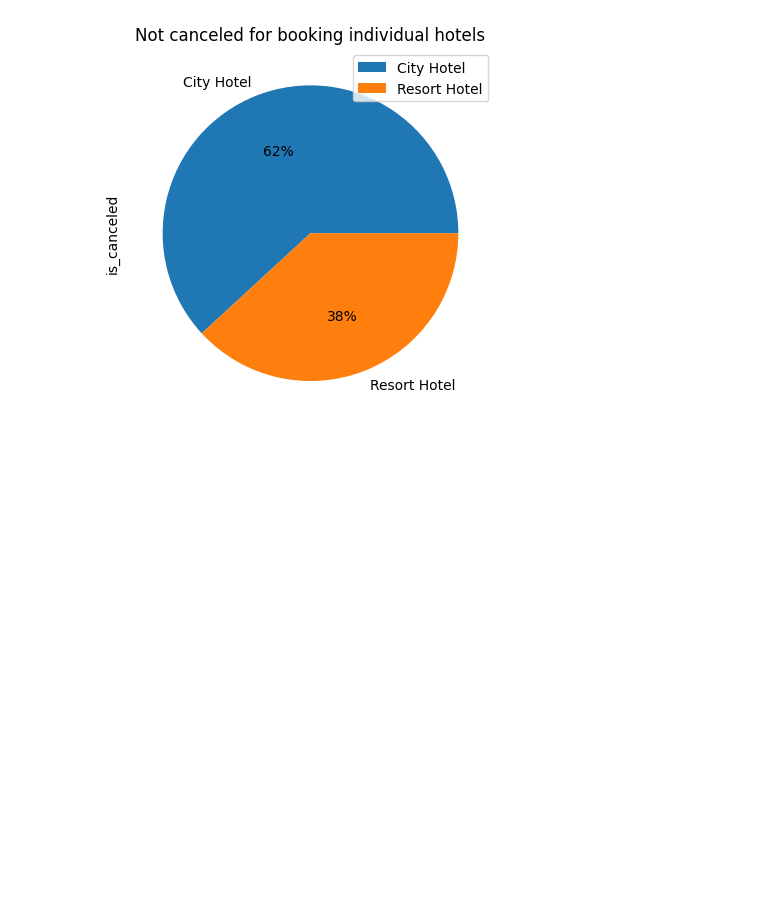
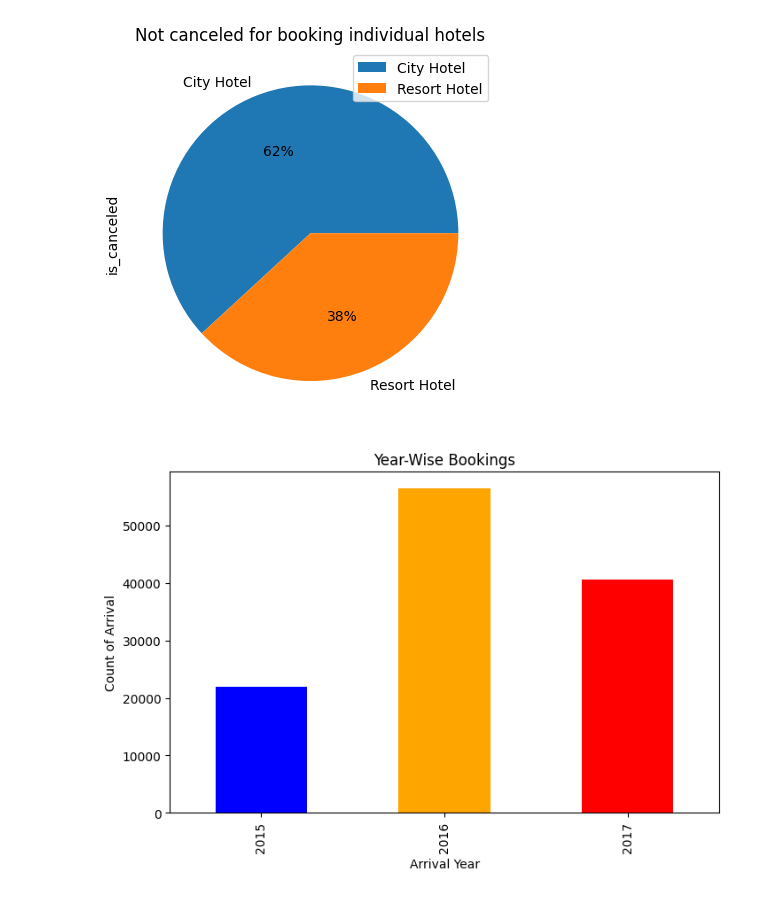
Before and after one commit to kumrathod/Edahotelbookings, a Jupyter notebook: Welcome_To_Colaboratory.ipynb, the cells around one changed output. Saved outputs shown, nothing was run; the diff lists cells and outputs as text; code cells hidden in the pictures; blank space fills up the shorter version.

```diff
--- a/Welcome_To_Colaboratory.ipynb
+++ b/Welcome_To_Colaboratory.ipynb
@@ -192,3 +192,14 @@ plt.title("Not canceled for booking individual hotels")
 # %% [output]
 Text(0.5, 1.0, 'Not canceled for booking individual hotels')
 [figure]
+# %%
+df_hotel_by_year= df[['arrival_date_year', 'hotel']].value_counts().groupby('arrival_date_year').sum()
+# %%
+plt.rcParams['figure.figsize'] = (8,5)
+df_hotel_by_year.plot(kind = 'bar',color = ['blue','orange','red'])
+plt.title("Year-Wise Bookings")
+plt.xlabel("Arrival Year")
+plt.ylabel("Count of Arrival")
+plt.show()
+# %% [output]
+[figure, added]
```
Also changed, not shown: parts of 2 cells of this notebook.
